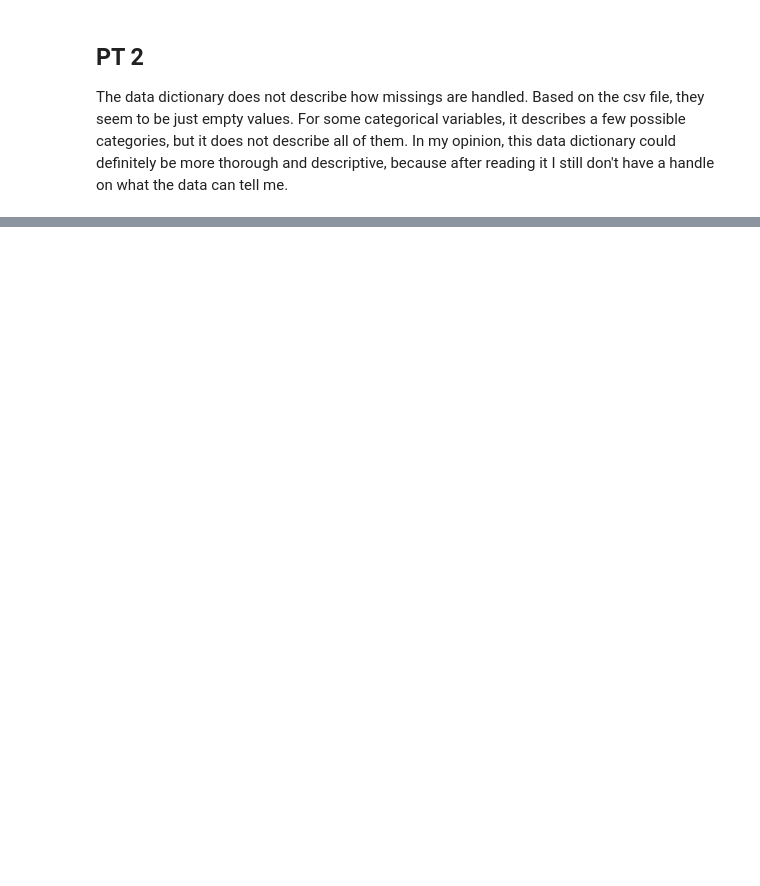
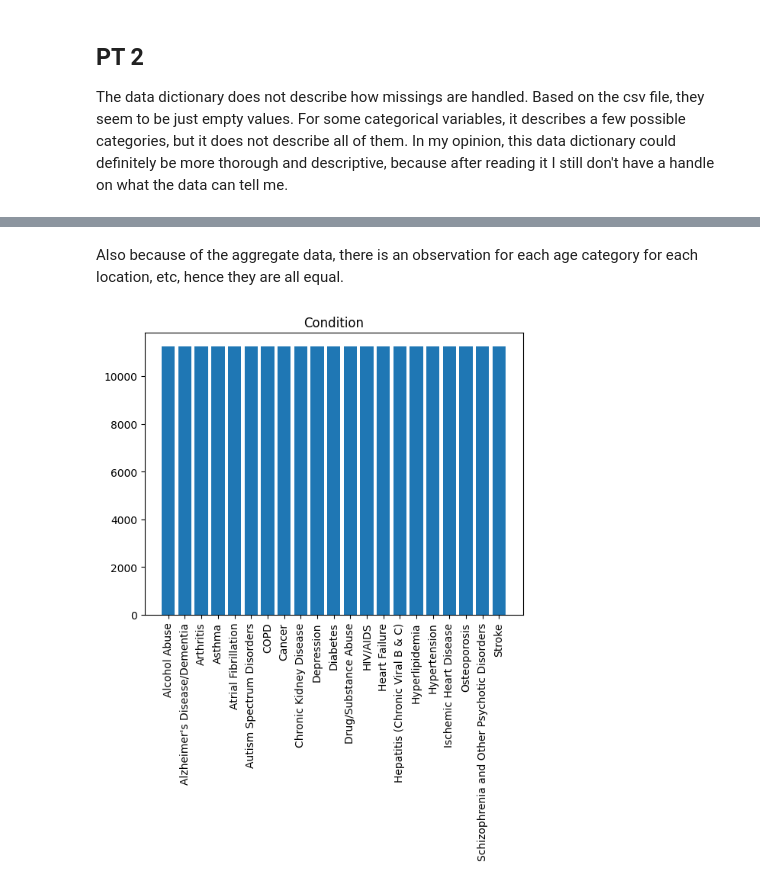
Before and after one commit to rvt9bx/DS3001visualization, a Jupyter notebook: assignment/assignment.ipynb, the cells around one changed output, grey strips where cells are left out. Cells and saved outputs as stored; diff of their text form; code cells hidden in the pictures; blank space fills up the shorter version.

```diff
--- a/assignment/assignment.ipynb
+++ b/assignment/assignment.ipynb
@@ -302,0 +408,11 @@ The data dictionary does not describe how missings are handled. Based on the csv
+# %% [markdown]
+Also because of the aggregate data, there is an observation for each age category for each location, etc, hence they are all equal.
+# %%
+# condition bar graph
+loc_df = my_df.groupby(['condition'],as_index=False).size()
+plt.bar(loc_df['condition'], loc_df['size'])
+plt.xticks(rotation=90)
+plt.title("Condition")
+plt.show()
+# %% [output]
+[figure, added]
```
Also changed, not shown: parts of 26 cells of this notebook.
